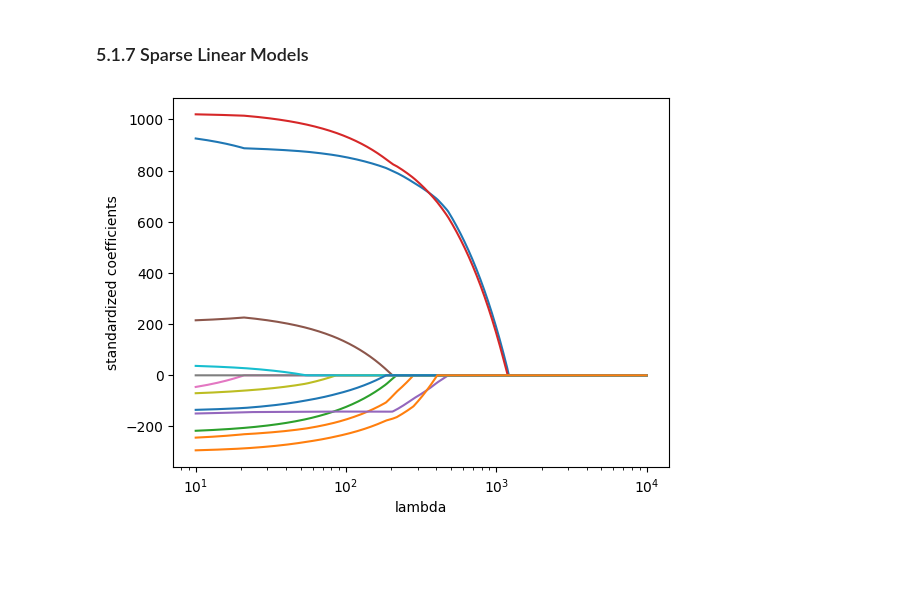
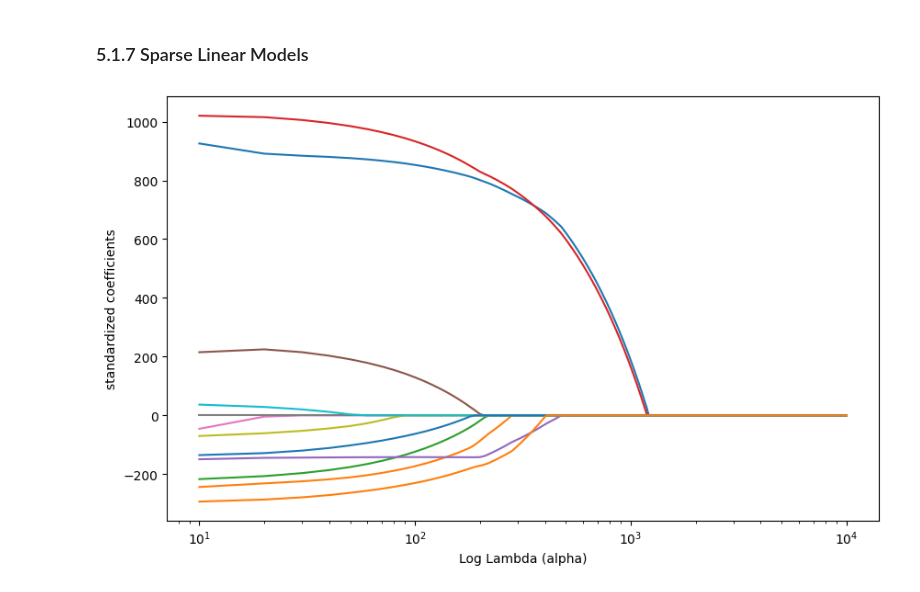
Before and after one commit to shimkoji/Interpretable-machine-learning-by-python, a Jupyter notebook: python/notebook/5.1 Linear Regression.ipynb, the cells around one changed output. Cells and saved outputs as stored; diff of their text form; code cells hidden in the pictures; blank space fills up the shorter version.

```diff
--- a/python/notebook/5.1 Linear Regression.ipynb
+++ b/python/notebook/5.1 Linear Regression.ipynb
@@ -293,27 +288,23 @@ X_train, X_test, y_train, y_test = train_test_split(
     X_dummies, y, test_size=0.2, random_state=0
 )
 scaler = StandardScaler().fit(X_train)
-X_train = scaler.transform(X_train)
-X_test = scaler.transform(X_test)
+X_train_scaled = scaler.transform(X_train)
+X_test_scaled = scaler.transform(X_test)
+
+coefs = []
+alphas = np.linspace(10, 10000, 1000)
+for alpha in alphas:
+    model = Lasso(alpha=alpha)
+    model.fit(X_train, y_train)
+    y_pred = model.predict(X_test)
+    coefs.append(model.coef_)
-# %%
-from sklearn.metrics import mean_squared_error
-
-mse_list = []
-coefs = []
-alphas = np.linspace(10, 10000, 10000)
-for alpha in alphas:
-    model = Lasso(alpha=alpha)
-    model.fit(X_train, y_train)
-    y_pred = model.predict(X_test)
-    mse = mean_squared_error(y_test, y_pred)
-    mse_list.append(mse)
-    coefs.append(model.coef_)
-# %%
-plt.plot(alphas, coefs)
-plt.xscale("log")
-plt.xlabel("lambda")
-plt.ylabel("standardized coefficients")
-plt.show()
-# %% [output]
-[figure, removed]
+# %%
+fig, ax = plt.subplots(figsize=(10, 6))
+ax.plot(alphas, coefs)
+ax.set_xscale("log")
+ax.set_xlabel("Log Lambda (alpha)")
+ax.set_ylabel("standardized coefficients")
+plt.show()
+# %% [output]
+[figure, added]
 # %%
```
Also changed, not shown: parts of 8 cells of this notebook.
